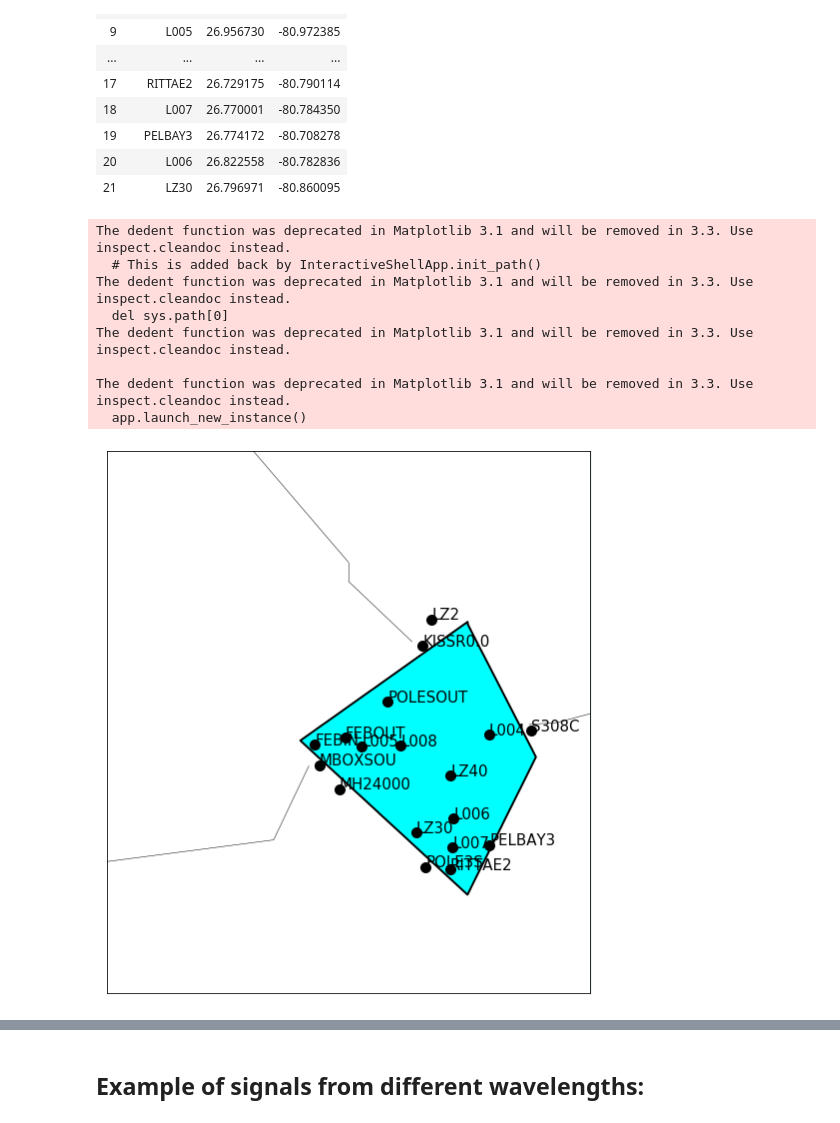
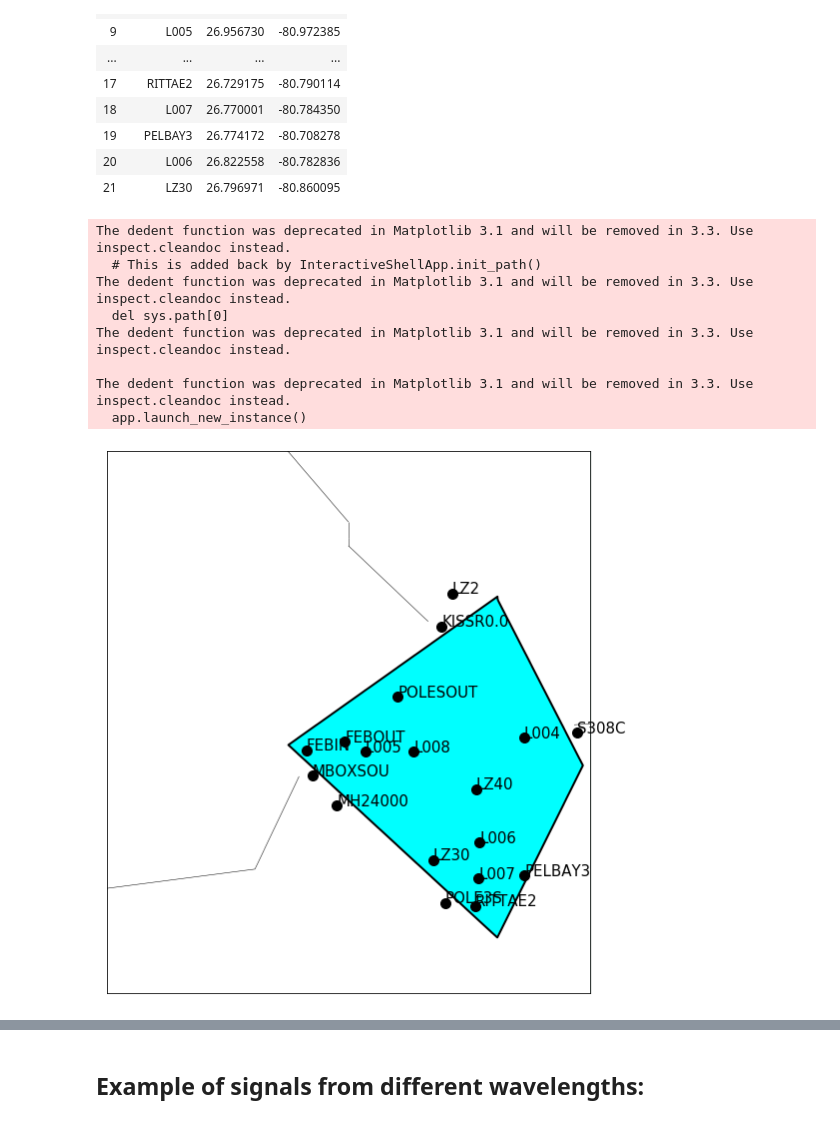
Before and after one commit to quachhungvietnam/HarmfulAlgalBloom, a Jupyter notebook: Capstone Code/Calibration curve 2.ipynb, the cells around one changed output, grey strips where cells are left out. Drawn from its saved outputs; the diff is of its cells as text; code cells hidden in the pictures.

```diff
--- a/Capstone Code/Calibration curve 2.ipynb
+++ b/Capstone Code/Calibration curve 2.ipynb
@@ -65,38 +66,38 @@ for file in files:
 plt.figure(figsize=(10,10))
 lat = 27
 lon = -81
-inclat = 0.5
-inclon = 0.5
+inclat = 0.4
+inclon = 0.4
 
 m = Basemap(projection='merc',
     llcrnrlon = lon - inclon, urcrnrlon = lon + inclon,
     llcrnrlat = lat - inclat, urcrnrlat = lat + inclat,
     lat_ts = 0, resolution= 'l',
     suppress_ticks = True)
 
 m.drawcountries(linewidth = 1)
 m.drawstates(linewidth = 0.2)
 m.drawcoastlines(linewidth=2)
 m.drawrivers()
 m.fillcontinents(color='white',lake_color='aqua')
 m.shadedrelief()
 #(LON, LAT)
 for station in Station_list:
     [[lat, lon]] = np.array(coordinate.loc[coordinate["Site Name"]==station, ["Lat2","Lon2"]])
     x, y = m(lon, lat)
     plt.plot(x, y, 'ok', markersize=10)
     plt.text(x, y, station, fontsize=15)
 plt.show()
 # %% [output]
 The dedent function was deprecated in Matplotlib 3.1 and will be removed in 3.3. Use inspect.cleandoc instead.
   # This is added back by InteractiveShellApp.init_path()
 The dedent function was deprecated in Matplotlib 3.1 and will be removed in 3.3. Use inspect.cleandoc instead.
   del sys.path[0]
 The dedent function was deprecated in Matplotlib 3.1 and will be removed in 3.3. Use inspect.cleandoc instead.
 
 The dedent function was deprecated in Matplotlib 3.1 and will be removed in 3.3. Use inspect.cleandoc instead.
   app.launch_new_instance()
-[figure, old version]
+[figure, new version]
 # %%
 def find_closest(array, value):
     min_difference = 9999
```
Also changed, not shown: parts of 28 cells of this notebook, 8 other files.
